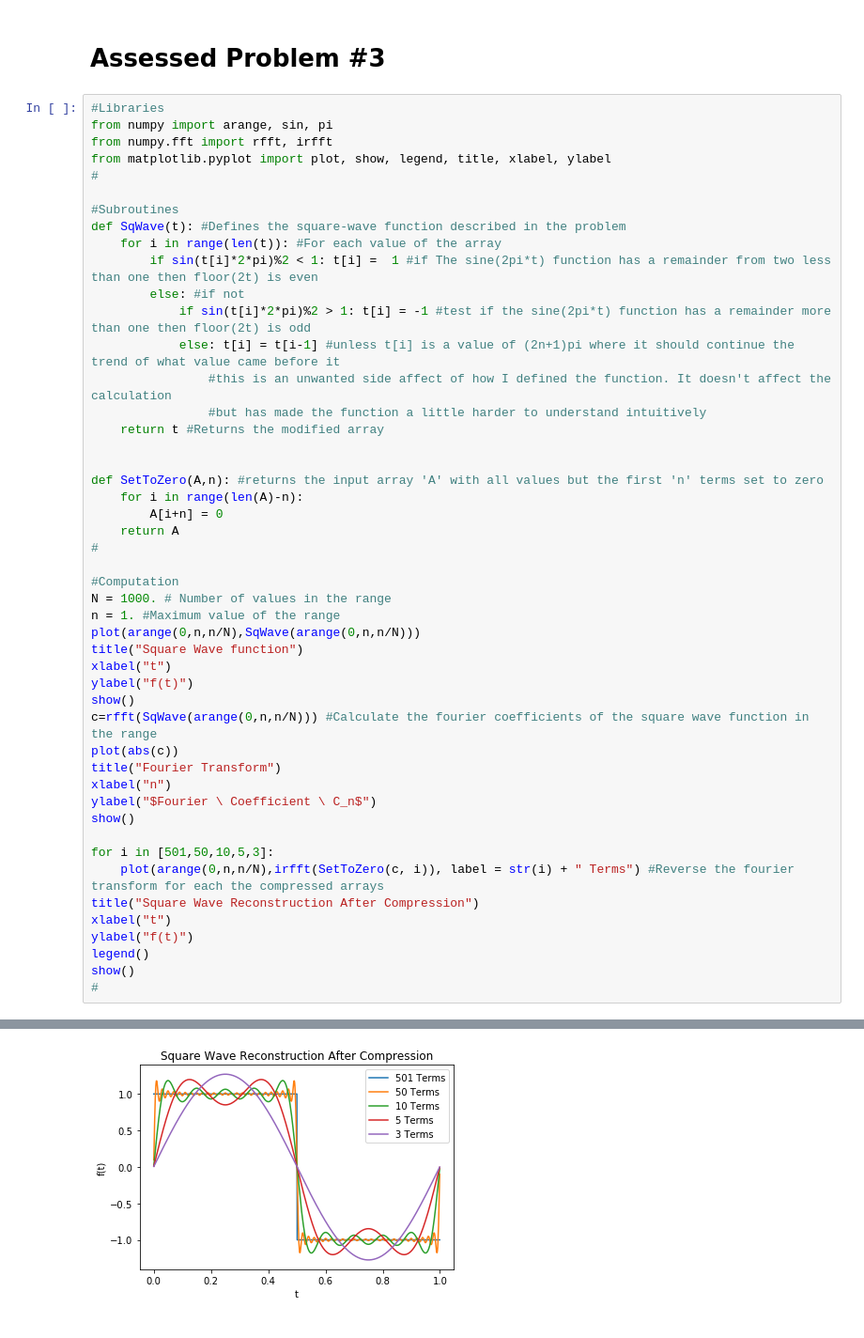
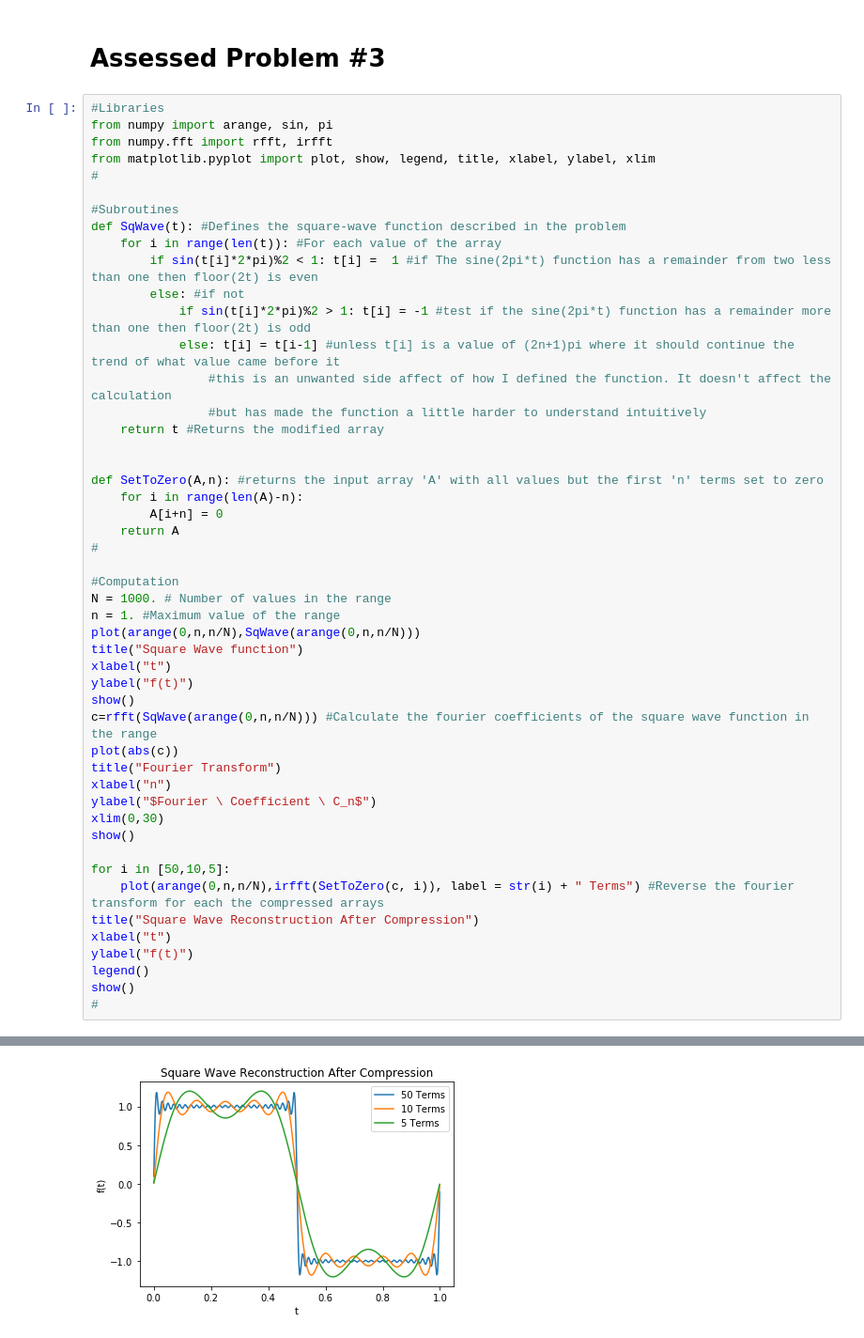
Before and after one commit to FHomewood/ScientificComputing, a Jupyter notebook: Assessment_3/Problem_3.ipynb, the cells around one changed output, grey strips where cells are left out. Shown at 94% size. Cells and saved outputs as stored; diff of their text form.

```diff
--- a/Assessment_3/Problem_3.ipynb
+++ b/Assessment_3/Problem_3.ipynb
@@ -4,7 +4,7 @@
 #Libraries
 from numpy import arange, sin, pi
 from numpy.fft import rfft, irfft
-from matplotlib.pyplot import plot, show, legend, title, xlabel, ylabel
+from matplotlib.pyplot import plot, show, legend, title, xlabel, ylabel, xlim
 #
 
 #Subroutines
@@ -38,9 +38,10 @@ plot(abs(c))
 title("Fourier Transform")
 xlabel("n")
 ylabel("$Fourier \ Coefficient \ C_n$")
+xlim(0,30)
 show()
 
-for i in [501,50,10,5,3]:
+for i in [50,10,5]:
     plot(arange(0,n,n/N),irfft(SetToZero(c, i)), label = str(i) + " Terms") #Reverse the fourier transform for each the compressed arrays
 title("Square Wave Reconstruction After Compression")
 xlabel("t")
@@ -54 +55 @@ show()
-[figure, old version]
+[figure, new version]
```
Also changed, not shown: parts of 1 cell of this notebook, 3 other files.
